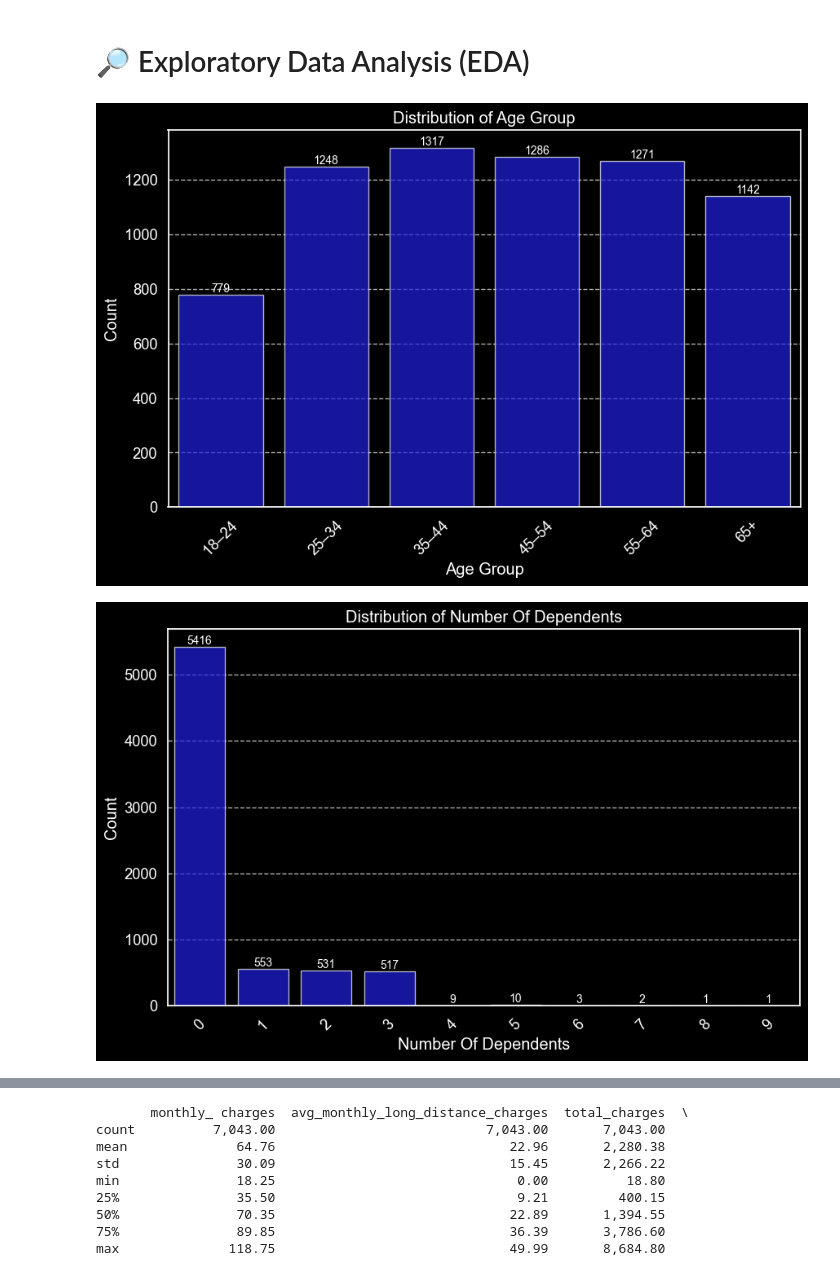
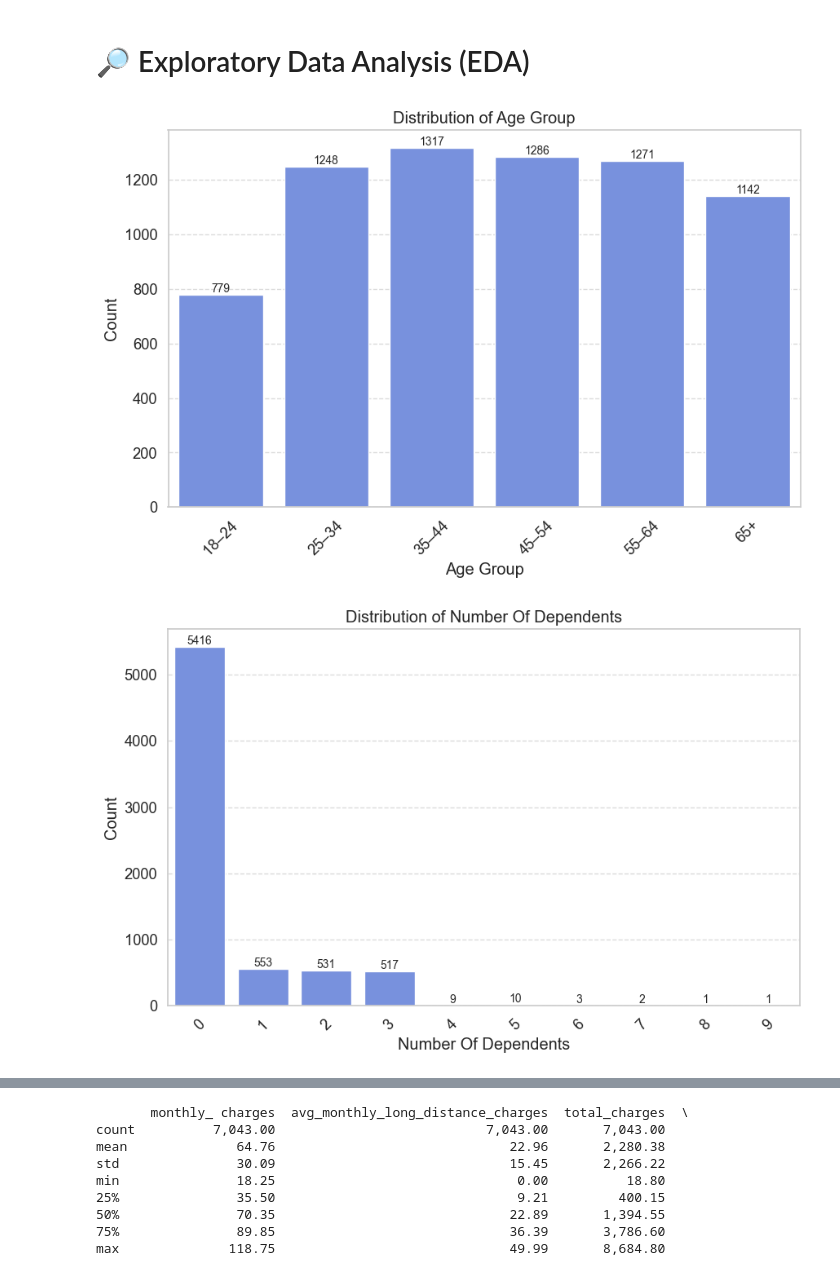
Before and after one commit to Nader-Hedfi/TelcoCustomerChurn-Project, a Jupyter notebook: Telco Customer Churn Analysis.ipynb, the cells around one changed output, grey strips where cells are left out. Cells and saved outputs as stored; diff of their text form; code cells hidden in the pictures.

```diff
--- a/Telco Customer Churn Analysis.ipynb
+++ b/Telco Customer Churn Analysis.ipynb
@@ -126,7 +126,7 @@ plt.rcParams['font.size'] = 12  # Increase font size for readability
 plt.rcParams['axes.titlesize'] = 14  # Title font size
 plt.rcParams['axes.labelsize'] = 12  # Axis label font size
 plt.rcParams['axes.grid'] = True  # Enable grid by default
-plt.style.use('dark_background')  # Choose a sophisticated visual style
+plt.style.use('fast')  # Choose a sophisticated visual style
 
 # Seaborn Configuration
 sns.set_context("notebook", font_scale=1.2)  # Improve context for notebook visuals
@@ -673,33 +673,33 @@ for col in numerical_columns:
 # 🔍 Distribution of Customers
 # ============================================================
 
 # Plot bar charts for each customer demographic column
 
 # Creating age groups
 age_bins = [18, 24, 34, 44, 54, 64, float('inf')]
 age_labels = ['18–24', '25–34', '35–44', '45–54', '55–64', '65+']
 customer_info['age_group'] = pd.cut(customer_info['age'], bins=age_bins, labels=age_labels, right=True)
 
 demographique_columns = ["age_group", "number_of_dependents"]
 
 # Plot bar charts for each customer demographic column
 for col in demographique_columns:
     plt.figure(figsize=(10, 6))
-    ax = sns.countplot(data=customer_info, x=col, color='blue', alpha=0.7)
+    ax = sns.countplot(data=customer_info, x=col)
     plt.title(f"Distribution of {col.replace('_', ' ').title()}")
     plt.xlabel(col.replace('_', ' ').title())
     plt.ylabel("Count")
     plt.xticks(rotation=45)  # Rotate x-axis labels for readability if needed
     plt.grid(axis='y', linestyle='--', alpha=0.7)
 
     # Add numbers on top of the bars
     for bar in ax.patches:
         bar_height = bar.get_height()
         if bar_height > 0:  # Avoid labeling zero-height bars
             ax.text(bar.get_x() + bar.get_width() / 2, bar_height + 0.5,
                     f'{int(bar_height)}', ha='center', va='bottom', fontsize=10)
 
     plt.show()
 # %% [output]
-[figure, old version]
+[figure, new version]
-[figure, old version]
+[figure, new version]
```
Also changed, not shown: parts of 24 cells of this notebook.
